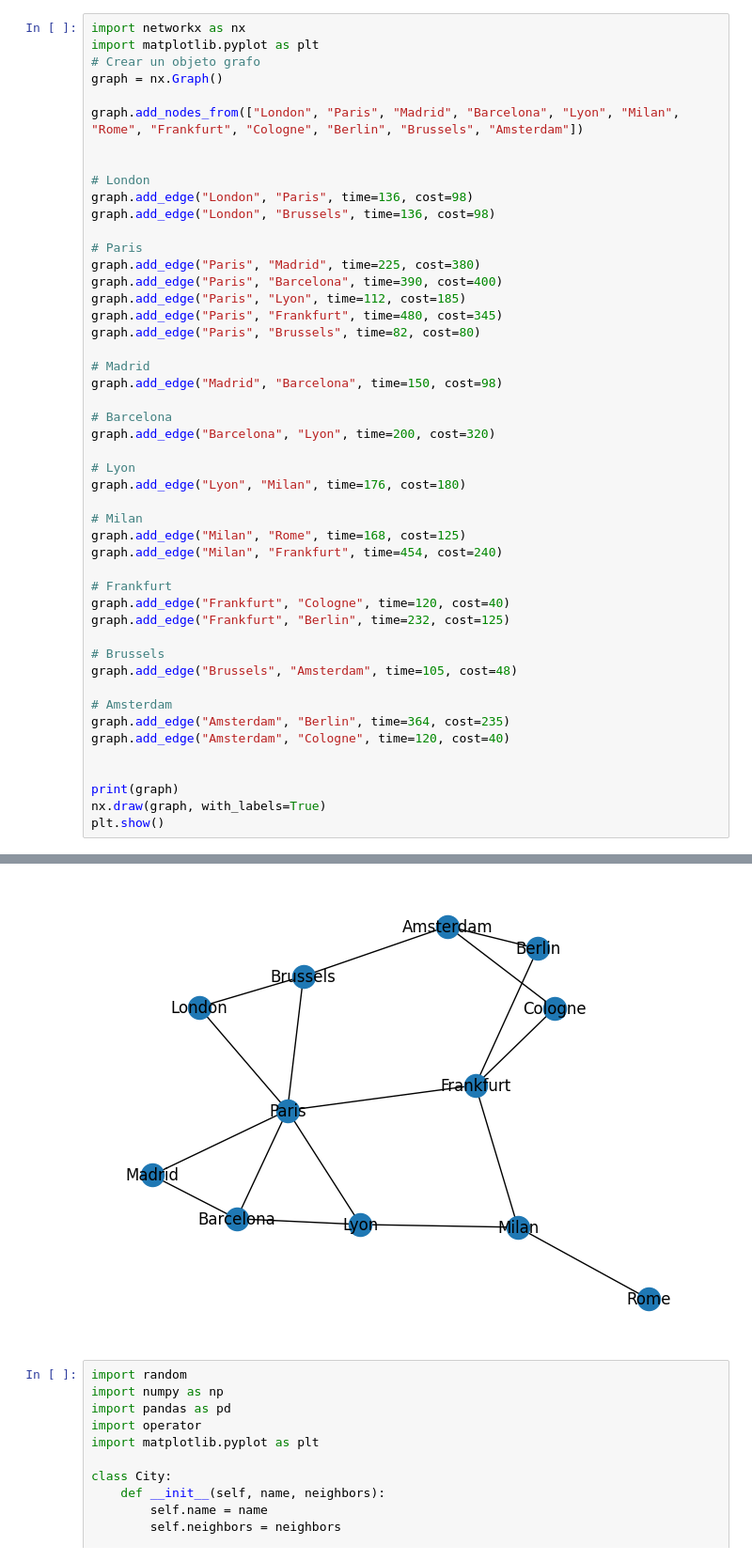
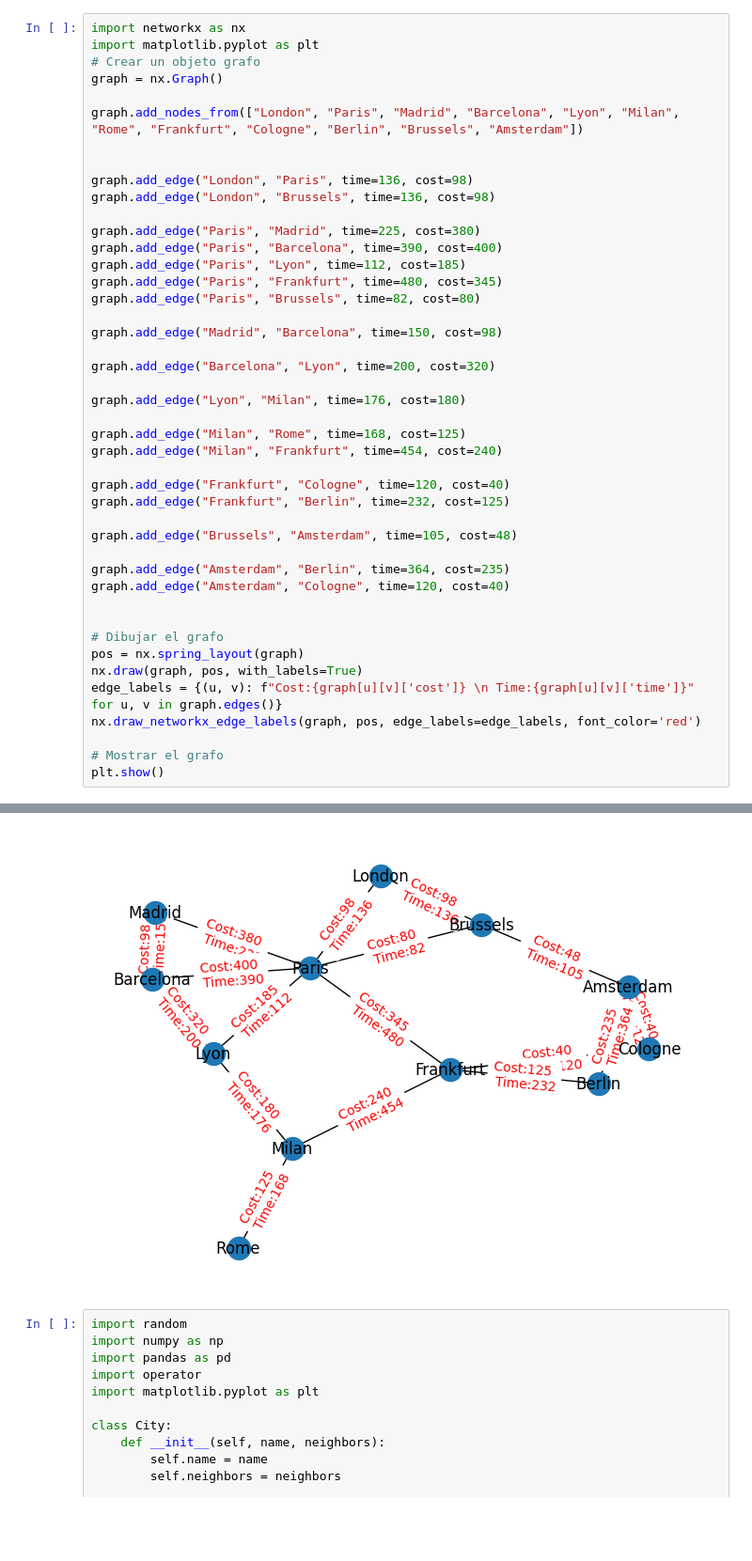
Before and after one commit to Fernando-sys28/Genetic-Algorithm-of-Traveling-Salesman-problem, a Jupyter notebook: Traveling_salesman.ipynb, the cells around one changed output, grey strips where cells are left out. Shown: that part at 94% size. Drawn from its saved outputs; the diff is of its cells as text; blank space fills up the shorter version.

```diff
--- a/Traveling_salesman.ipynb
+++ b/Traveling_salesman.ipynb
@@ -9,43 +9,39 @@ graph = nx.Graph()
 graph.add_nodes_from(["London", "Paris", "Madrid", "Barcelona", "Lyon", "Milan", "Rome", "Frankfurt", "Cologne", "Berlin", "Brussels", "Amsterdam"])
 
 
-# London
 graph.add_edge("London", "Paris", time=136, cost=98)
 graph.add_edge("London", "Brussels", time=136, cost=98)
 
-# Paris
 graph.add_edge("Paris", "Madrid", time=225, cost=380)
 graph.add_edge("Paris", "Barcelona", time=390, cost=400)
 graph.add_edge("Paris", "Lyon", time=112, cost=185)
 graph.add_edge("Paris", "Frankfurt", time=480, cost=345)
 graph.add_edge("Paris", "Brussels", time=82, cost=80)
 
-# Madrid
 graph.add_edge("Madrid", "Barcelona", time=150, cost=98)
 
-# Barcelona
 graph.add_edge("Barcelona", "Lyon", time=200, cost=320)
 
-# Lyon
 graph.add_edge("Lyon", "Milan", time=176, cost=180)
 
-# Milan
 graph.add_edge("Milan", "Rome", time=168, cost=125)
 graph.add_edge("Milan", "Frankfurt", time=454, cost=240)
 
-# Frankfurt
 graph.add_edge("Frankfurt", "Cologne", time=120, cost=40)
 graph.add_edge("Frankfurt", "Berlin", time=232, cost=125)
 
-# Brussels
 graph.add_edge("Brussels", "Amsterdam", time=105, cost=48)
 
-# Amsterdam
 graph.add_edge("Amsterdam", "Berlin", time=364, cost=235)
 graph.add_edge("Amsterdam", "Cologne", time=120, cost=40)
 
 
-print(graph)
-nx.draw(graph, with_labels=True)
+# Dibujar el grafo
+pos = nx.spring_layout(graph)
+nx.draw(graph, pos, with_labels=True)
+edge_labels = {(u, v): f"Cost:{graph[u][v]['cost']} \n Time:{graph[u][v]['time']}" for u, v in graph.edges()}
+nx.draw_networkx_edge_labels(graph, pos, edge_labels=edge_labels, font_color='red')
+
+# Mostrar el grafo
 plt.show()
 # %% [output]
@@ -53,4 +48,4 @@ Graph with 12 nodes and 17 edges
-[figure, old version]
+[figure, new version]
 # %%
 import random
 import numpy as np
```
Also changed, not shown: parts of 2 cells of this notebook.
